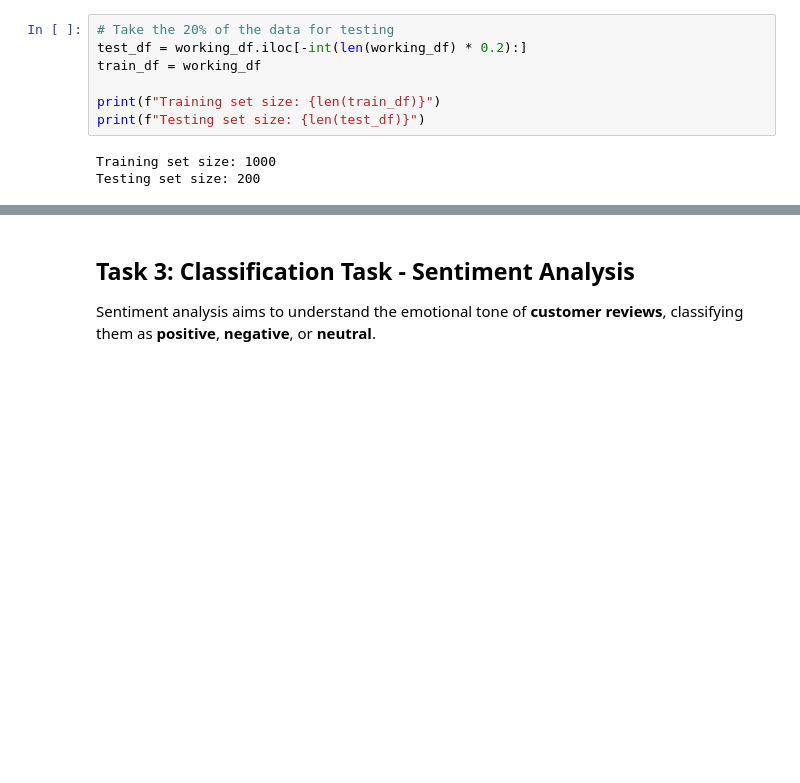
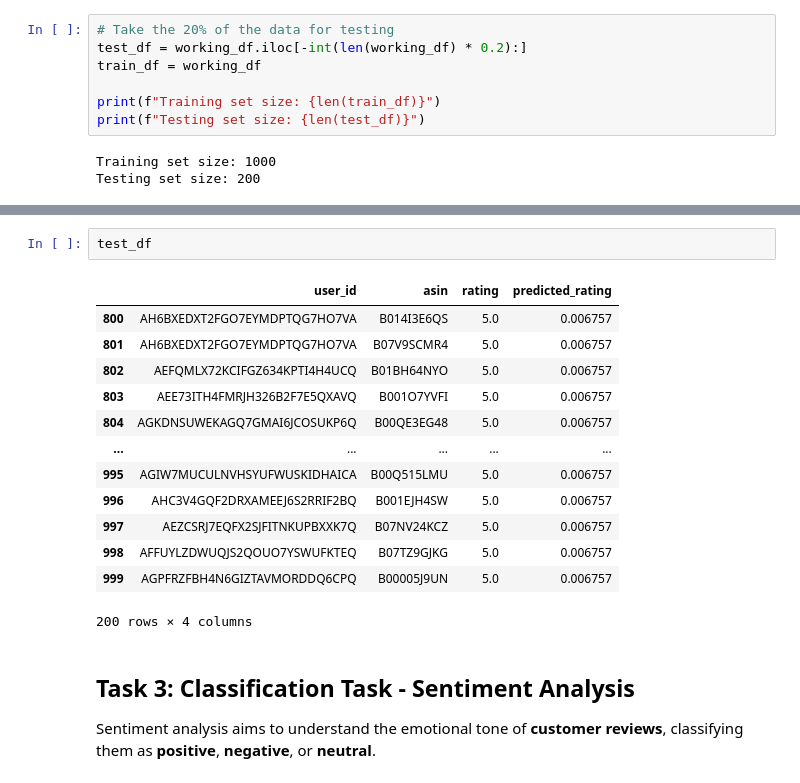
Before and after one commit to AntonisZks/Data-Mining, a Jupyter notebook: Notebooks/data_mining_assignment.ipynb, the cells around one changed output, grey strips where cells are left out. Cells and saved outputs as stored; diff of their text form; blank space fills up the shorter version.

```diff
--- a/Notebooks/data_mining_assignment.ipynb
+++ b/Notebooks/data_mining_assignment.ipynb
@@ -1493,3 +1603,19 @@ Similar users for AHC3V4GQF2DRXAMEEJ6S2RRIF2BQ: [('AFBSRM5W4VXZYBQXA4V3NXRUL32A'
+# %%
+test_df
+# %% [output]
+|  | user_id | asin | rating | predicted_rating |
+| 800 | AH6BXEDXT2FGO7EYMDPTQG7HO7VA | B014I3E6QS | 5.0 | 0.006757 |
+| 801 | AH6BXEDXT2FGO7EYMDPTQG7HO7VA | B07V9SCMR4 | 5.0 | 0.006757 |
+| 802 | AEFQMLX72KCIFGZ634KPTI4H4UCQ | B01BH64NYO | 5.0 | 0.006757 |
+| 803 | AEE73ITH4FMRJH326B2F7E5QXAVQ | B001O7YVFI | 5.0 | 0.006757 |
+| 804 | AGKDNSUWEKAGQ7GMAI6JCOSUKP6Q | B00QE3EG48 | 5.0 | 0.006757 |
+| ... | ... | ... | ... | ... |
+| 995 | AGIW7MUCULNVHSYUFWUSKIDHAICA | B00Q515LMU | 5.0 | 0.006757 |
+| 996 | AHC3V4GQF2DRXAMEEJ6S2RRIF2BQ | B001EJH4SW | 5.0 | 0.006757 |
+| 997 | AEZCSRJ7EQFX2SJFITNKUPBXXK7Q | B07NV24KCZ | 5.0 | 0.006757 |
+| 998 | AFFUYLZDWUQJS2QOUO7YSWUFKTEQ | B07TZ9GJKG | 5.0 | 0.006757 |
+| 999 | AGPFRZFBH4N6GIZTAVMORDDQ6CPQ | B00005J9UN | 5.0 | 0.006757 |
+200 rows × 4 columns
 # %% [markdown]
 ## Task 3: Classification Task - Sentiment Analysis
 Sentiment analysis aims to understand the emotional tone of **customer reviews**, classifying them as **positive**, **negative**, or **neutral**.
```
Also changed, not shown: parts of 19 cells of this notebook.
